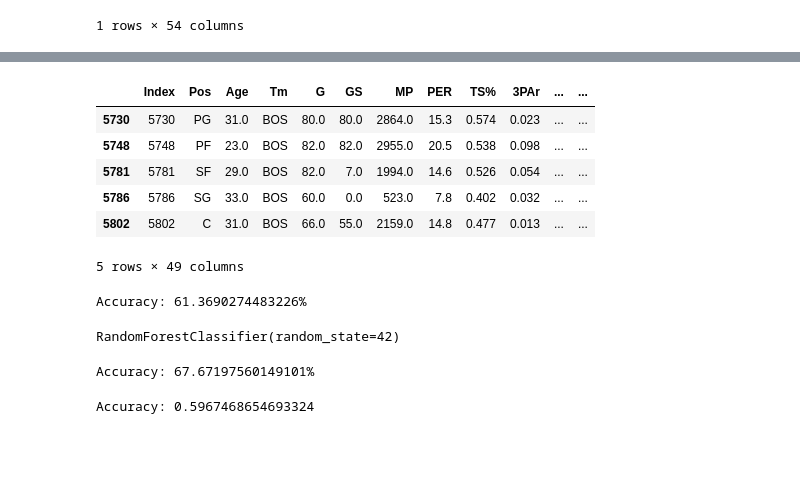
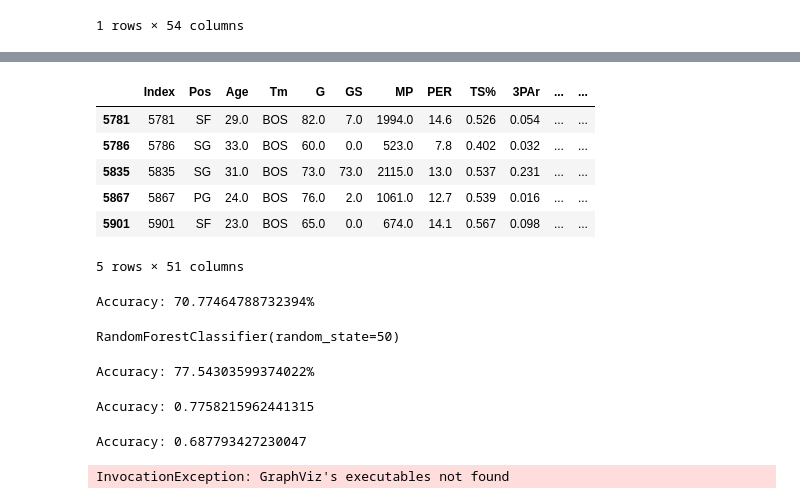
Before and after one commit to shinwookim/NBAPositionify, a Jupyter notebook: classify_v2.ipynb, the cells around one changed output, grey strips where cells are left out. Saved outputs shown, nothing was run; the diff lists cells and outputs as text; code cells hidden in the pictures; blank space fills up the shorter version.

```diff
--- a/classify_v2.ipynb
+++ b/classify_v2.ipynb
@@ -24,3 +30,14 @@ season_data.head(1)
 |  | Unnamed: 0 | Index | Year | Player | Pos | Age | Tm | G | GS | MP | ... | ... |
 | 0 | 0 | 0 | 1950.0 | Curly Armstrong | G | 31.0 | FTW | 63.0 | NaN | NaN | ... | ... |
 1 rows × 54 columns
+# %%
+def height_to_inches(height):
+    feet, inches = map(int, height.split("-"))
+    return feet * 12 + inches
+
+player_data = pd.read_csv("./data/player_data.csv")
+player_data.dropna(inplace=True)
+
+# Apply the function to the DataFrame
+player_data["height_inches"] = player_data["height"].apply(height_to_inches)
+player_data.head(1)
@@ -31,20 +51,29 @@ season_data.shape
 # %%
 # Clean Data by dropping columns with all NaN values
 season_data.drop(['Unnamed: 0', 'blanl', 'blank2'], axis=1, inplace=True)
+
+# Add height and weight to players
+season_data['height_inches'] = np.nan
+season_data['weight'] = np.nan
+for index, row in player_data.iterrows():
+    season_data.loc[season_data['Player'] == row['name'], 'height_inches'] = row['height_inches']
+    season_data.loc[season_data['Player'] == row['name'], 'weight'] = row['weight']
+
+# Drop records with missing data
 season_data.dropna(inplace=True)
 
 # Also dropping the name of the player...hopefully players aren't assigned positions based on their names
 # Also dropping the year since we are not predicting the position of a player in a specific year
 season_data.drop(['Year', 'Player'], axis=1, inplace=True)
 season_data.head(5)
 # %% [output]
 |  | Index | Pos | Age | Tm | G | GS | MP | PER | TS% | 3PAr | ... | ... |
-| 5730 | 5730 | PG | 31.0 | BOS | 80.0 | 80.0 | 2864.0 | 15.3 | 0.574 | 0.023 | ... | ... |
-| 5748 | 5748 | PF | 23.0 | BOS | 82.0 | 82.0 | 2955.0 | 20.5 | 0.538 | 0.098 | ... | ... |
 | 5781 | 5781 | SF | 29.0 | BOS | 82.0 | 7.0 | 1994.0 | 14.6 | 0.526 | 0.054 | ... | ... |
 | 5786 | 5786 | SG | 33.0 | BOS | 60.0 | 0.0 | 523.0 | 7.8 | 0.402 | 0.032 | ... | ... |
-| 5802 | 5802 | C | 31.0 | BOS | 66.0 | 55.0 | 2159.0 | 14.8 | 0.477 | 0.013 | ... | ... |
+| 5835 | 5835 | SG | 31.0 | BOS | 73.0 | 73.0 | 2115.0 | 13.0 | 0.537 | 0.231 | ... | ... |
+| 5867 | 5867 | PG | 24.0 | BOS | 76.0 | 2.0 | 1061.0 | 12.7 | 0.539 | 0.016 | ... | ... |
+| 5901 | 5901 | SF | 23.0 | BOS | 65.0 | 0.0 | 674.0 | 14.1 | 0.567 | 0.098 | ... | ... |
-5 rows × 49 columns
+5 rows × 51 columns
 # %%
 le = LabelEncoder()
 y = season_data['Pos']
@@ -58,22 +87,22 @@ preds = bst.predict(X_test)
 accuracy = accuracy_score(y_test, preds)
 print(f"Accuracy: {accuracy*100}%")
 # %% [output]
-Accuracy: 61.3690274483226%
+Accuracy: 70.77464788732394%
 # %%
-rf = RandomForestClassifier(n_estimators=100, random_state=42)
+rf = RandomForestClassifier(n_estimators=100, random_state=50)
 rf.fit(X_train, y_train)
 # %% [output]
-RandomForestClassifier(random_state=42)
+RandomForestClassifier(random_state=50)
 # %%
 y_pred = rf.predict(X_test)
 accuracy = accuracy_score(y_test, y_pred)
 print(f"Accuracy: {accuracy*100}%")
 # %% [output]
-Accuracy: 67.67197560149101%
+Accuracy: 77.54303599374022%
 # %%
 y = season_data['Pos']
 y = le.fit_transform(y)
-X = season_data[['AST%', 'TRB%', 'DRB%', 'ORB%', 'BLK%']]
+X = season_data[['height_inches', 'AST%', 'weight', 'TRB%', 'DRB%', 'ORB%', 'BLK%', '3PAr', 'TOV%', 'AST']]
 X_train, X_test, y_train, y_test = train_test_split(X, y, test_size=0.2, random_state=42)
 rf = RandomForestClassifier(n_estimators=100, random_state=1)
 rf.fit(X_train, y_train)
@@ -81,4 +110,27 @@ y_pred = rf.predict(X_test)
 accuracy = accuracy_score(y_test, y_pred)
 print("Accuracy:", accuracy)
 # %% [output]
-Accuracy: 0.5967468654693324
+Accuracy: 0.7758215962441315
+# %%
+from sklearn.tree import export_graphviz
+from six import StringIO
+from IPython.display import Image
+import pydotplus
+
+# criterion="entropy", max_depth=5
+clf = DecisionTreeClassifier(criterion="entropy", max_depth=3)
+clf = clf.fit(X_train,y_train)
+y_pred = clf.predict(X_test)
+accuracy = accuracy_score(y_test, y_pred)
+print("Accuracy:", accuracy)
+dot_data = StringIO()
+export_graphviz(clf, out_file=dot_data,
+                filled=True, rounded=True,
+                special_characters=True,
+                feature_names = list(X_train.columns))
+graph = pydotplus.graph_from_dot_data(dot_data.getvalue())
+graph.write_png('dtree-min.png')
+Image(graph.create_png())
+# %% [output]
+Accuracy: 0.687793427230047
+InvocationException: GraphViz's executables not found
```
Also changed, not shown: parts of 5 cells of this notebook, 3 other files.
